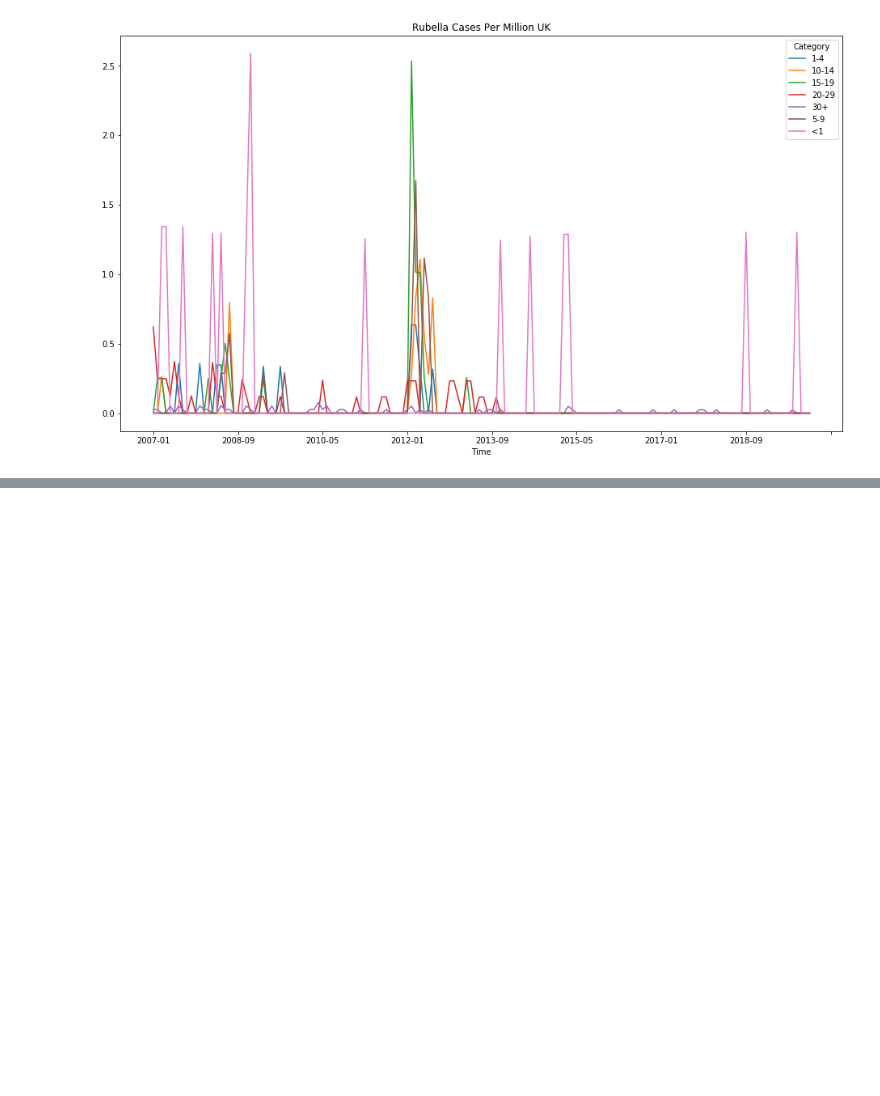
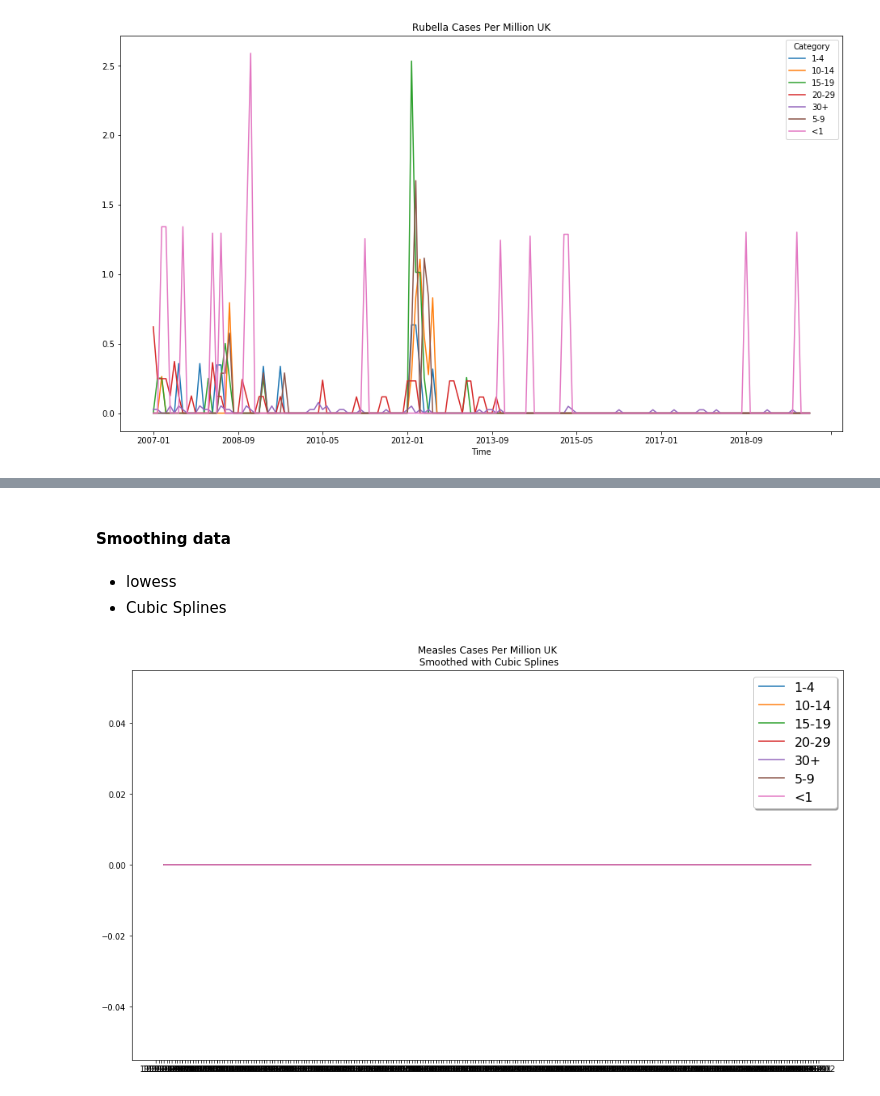
Before and after one commit to dhelekal/EpiRSG2020, a Jupyter notebook: data_nb/ECDCdata.ipynb, the cells around one changed output, grey strips where cells are left out. Drawn from its saved outputs; the diff is of its cells as text; code cells hidden in the pictures; blank space fills up the shorter version.

```diff
--- a/data_nb/ECDCdata.ipynb
+++ b/data_nb/ECDCdata.ipynb
@@ -38,0 +56,5 @@ for d in ['Measles', 'Mumps', 'Rubella']:
+# %% [markdown]
+#### Smoothing data
+# %% [markdown]
+* lowess
+* Cubic Splines
@@ -38,0 +66,32 @@ for d in ['Measles', 'Mumps', 'Rubella']:
+# %%
+#for d in ['Measles', 'Mumps', 'Rubella']:
+for d in ['Measles']:
+    ecdc_disease = pd.read_csv(r'./'+d+'_data_processed.csv')
+
+    #Time is different
+    if d == "Mumps":
+        t_0 = int(min(ecdc_disease["Time"]))
+        t_last = int(max(ecdc_disease["Time"]))
+        Lowess_time = np.linspace(t_0, t_last+1, num = (t_last-t_0+1))
+     #   Cont_time = np.arange(t_0, t_last)
+    else:
+        t_0 = int(min(ecdc_disease["Time"])[0:4])
+        t_last = int(max(ecdc_disease["Time"])[0:4])
+        Lowess_time = np.linspace(t_0, t_last+1, num = (t_last-t_0+1)*12)
+    #    Cont_time = np.arange(t_0, t_last, step = 1/12)
+
+    #dropping
+    ecdc_disease_temp = ecdc_disease.drop("Time", axis=1)
+    fig = plt.figure(figsize=(16,9))
+    for aa in ecdc_disease_temp.columns:
+        #ecdc_disease_lowess = lowess(ecdc_disease_temp[aa], Lowess_time, frac=1./100)
+        #plt.plot(ecdc_disease["Time"], ecdc_disease_lowess, label = aa, lw=1.5)
+        #SPLINES
+        ecdc_disease_splines = CubicSpline(Lowess_time, ecdc_disease_temp[aa])
+        plt.plot(ecdc_disease["Time"], ecdc_disease_splines(Lowess_time), label = aa, lw=1.5)
+
+    plt.title(d+" Cases Per Million UK\n Smoothed with Cubic Splines")
+    plt.legend(shadow=True, fontsize=16)
+    #plt.savefig(d+"Plot")
+# %% [output]
+[figure, added]
```
Also changed, not shown: parts of 3 cells of this notebook, 7 other files.
